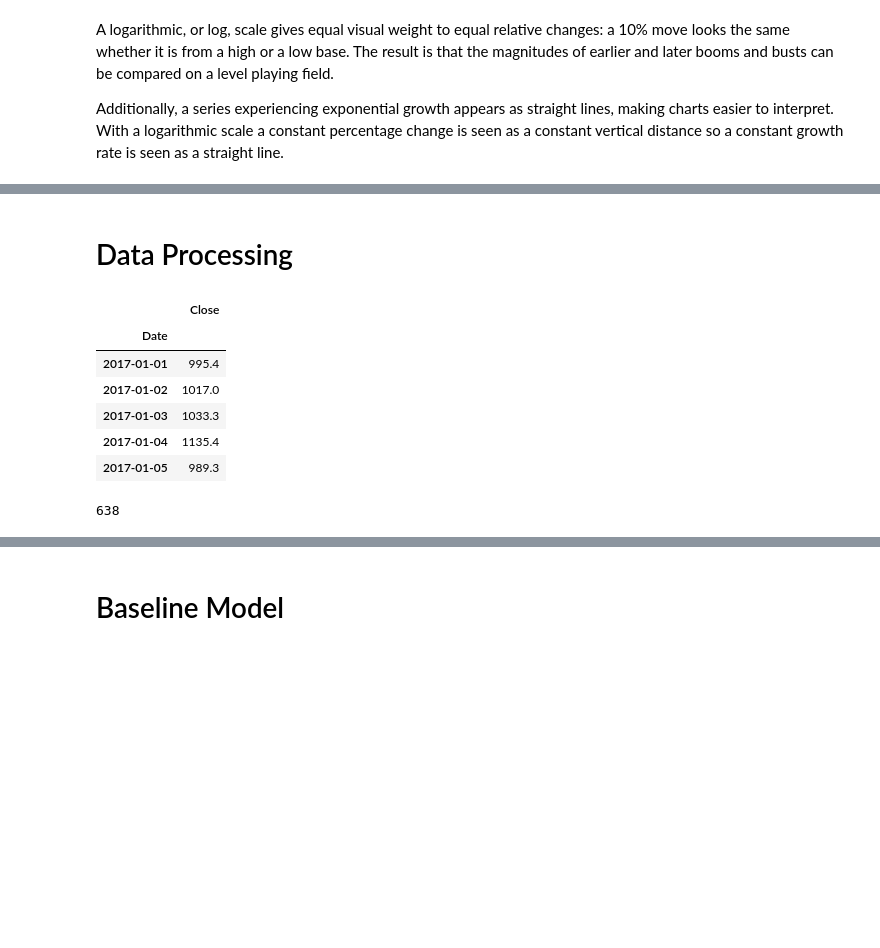
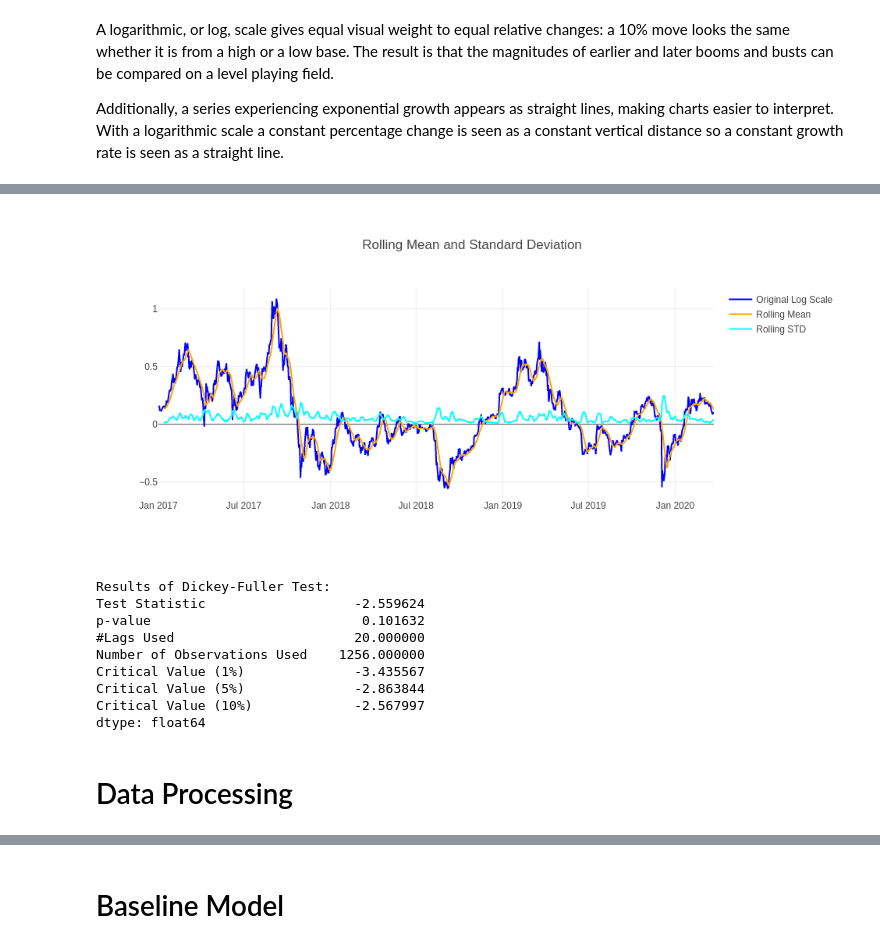
Before and after one commit to Rhuck1/Bitcoin-Price-Analysis, a Jupyter notebook: capstone_2_rough_draft.ipynb, the cells around one changed output, grey strips where cells are left out. Drawn from its saved outputs; the diff is of its cells as text; code cells hidden in the pictures; blank space fills up the shorter version.

```diff
--- a/capstone_2_rough_draft.ipynb
+++ b/capstone_2_rough_draft.ipynb
@@ -263,0 +253,44 @@ fig.update_layout(title='Bitcoin Closing vs Rolling 30 Day Average', yaxis_title
+# %%
+dataframe_logScale_less_moving_average = dataframe_logScale - moving_average
+dataframe_logScale_less_moving_average.dropna(inplace=True)
+# %%
+from statsmodels.tsa.stattools import adfuller
+
+def test_stationarity(timeseries):
+
+    # Determining rolling statistics
+    movingAverage = timeseries.rolling(window=12).mean()
+    movingSTD = timeseries.rolling(window=12).std()
+
+    # Plot rolling statistics
+    fig = go.Figure()
+
+    fig.add_trace(go.Line(x=dataframe.index, y=timeseries, line=dict(color='blue'), name='Original Log Scale'))
+    fig.add_trace(go.Line(x=dataframe.index, y=movingAverage, line=dict(color='orange'), name='Rolling Mean'))
+    fig.add_trace(go.Line(x=dataframe.index, y=movingSTD, line=dict(color='aqua'), name='Rolling STD'))
+
+    fig.update_layout(title='Rolling Mean and Standard Deviation', template='none')
+    fig.show()
+
+#     # Perform Dickey-Fuller Test:
+    print('Results of Dickey-Fuller Test:')
+    dftest = adfuller(dataframe['Close'], autolag='AIC')
+    dfoutput = pd.Series(dftest[0: 4], index=['Test Statistic', 'p-value', '#Lags Used', 'Number of Observations Used'])
+
+    for key, value in dftest[4].items():
+        dfoutput['Critical Value (%s)'%key] = value
+
+    print(dfoutput)
+# %%
+test_stationarity(dataframe_logScale_less_moving_average)
+# %% [output]
+[figure, added]
+Results of Dickey-Fuller Test:
+Test Statistic                   -2.559624
+p-value                           0.101632
+#Lags Used                       20.000000
+Number of Observations Used    1256.000000
+Critical Value (1%)              -3.435567
+Critical Value (5%)              -2.863844
+Critical Value (10%)             -2.567997
+dtype: float64
@@ -265,19 +314,6 @@ fig.update_layout(title='Bitcoin Closing vs Rolling 30 Day Average', yaxis_title
 # Data Processing
 # %%
 dataframe = pd.DataFrame(data['Close'])
-dataframe.head()
-# %% [output]
-|  | Close |
-| Date |  |
-| 2017-01-01 | 995.4 |
-| 2017-01-02 | 1017.0 |
-| 2017-01-03 | 1033.3 |
-| 2017-01-04 | 1135.4 |
-| 2017-01-05 | 989.3 |
-# %%
-len(dataframe) // 2
-# %% [output]
-638
 # %%
 X = np.array(dataframe[:-639])
 y = np.array(dataframe[-638:])#.reshape(8,)
```
Also changed, not shown: parts of 23 cells of this notebook.
